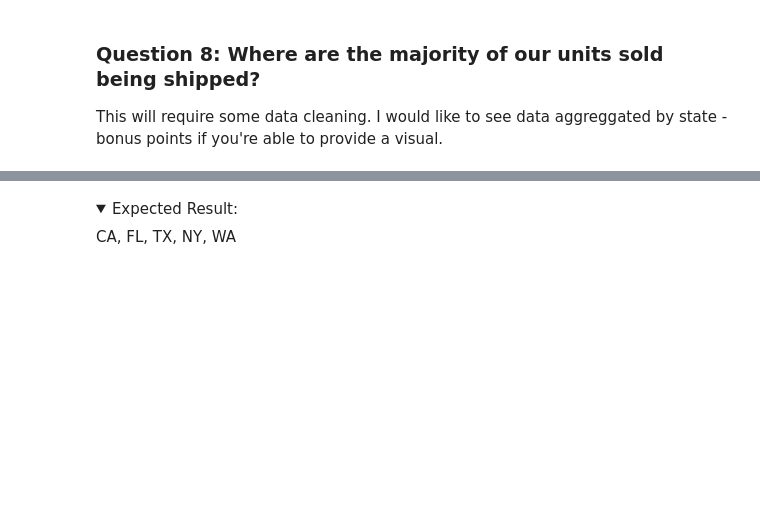
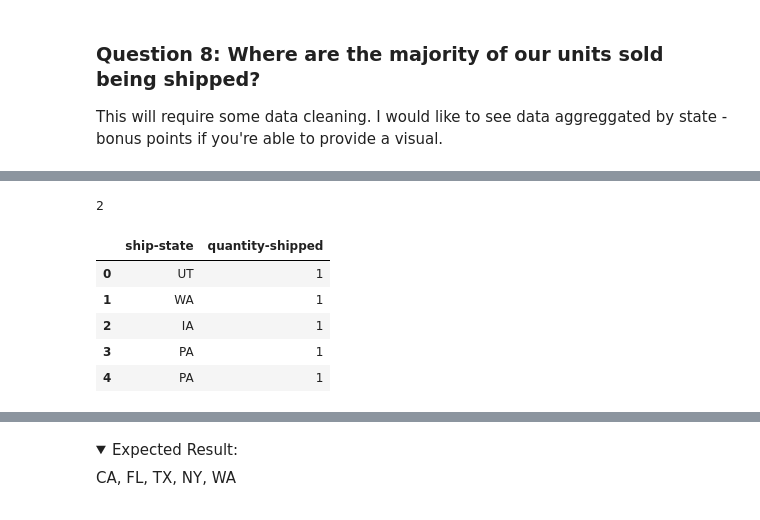
Before and after one commit to puga-42/fba-analysis, a Jupyter notebook: Amazon_Orders_Assignment.ipynb, the cells around one changed output, grey strips where cells are left out. Saved outputs shown, nothing was run; the diff lists cells and outputs as text; code cells hidden in the pictures; folded sections open; blank space fills up the shorter version.

```diff
--- a/Amazon_Orders_Assignment.ipynb
+++ b/Amazon_Orders_Assignment.ipynb
@@ -240,0 +291,13 @@ This will require some data cleaning. I would like to see data aggreggated by st
+# %%
+len(orders['ship-state'][0])
+# %% [output]
+2
+# %%
+orders[['ship-state', 'quantity-shipped']].head()
+# %% [output]
+|  | ship-state | quantity-shipped |
+| 0 | UT | 1 |
+| 1 | WA | 1 |
+| 2 | IA | 1 |
+| 3 | PA | 1 |
+| 4 | PA | 1 |
```
Also changed, not shown: parts of 10 cells of this notebook.
